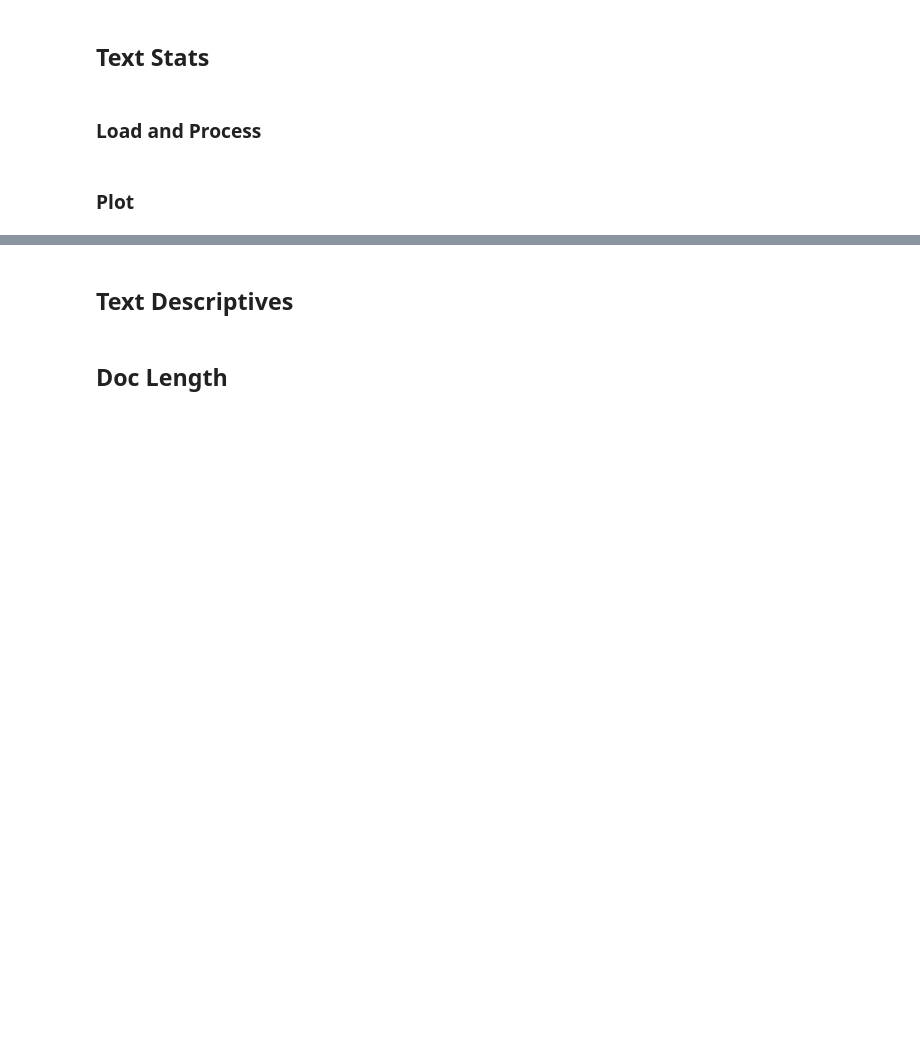
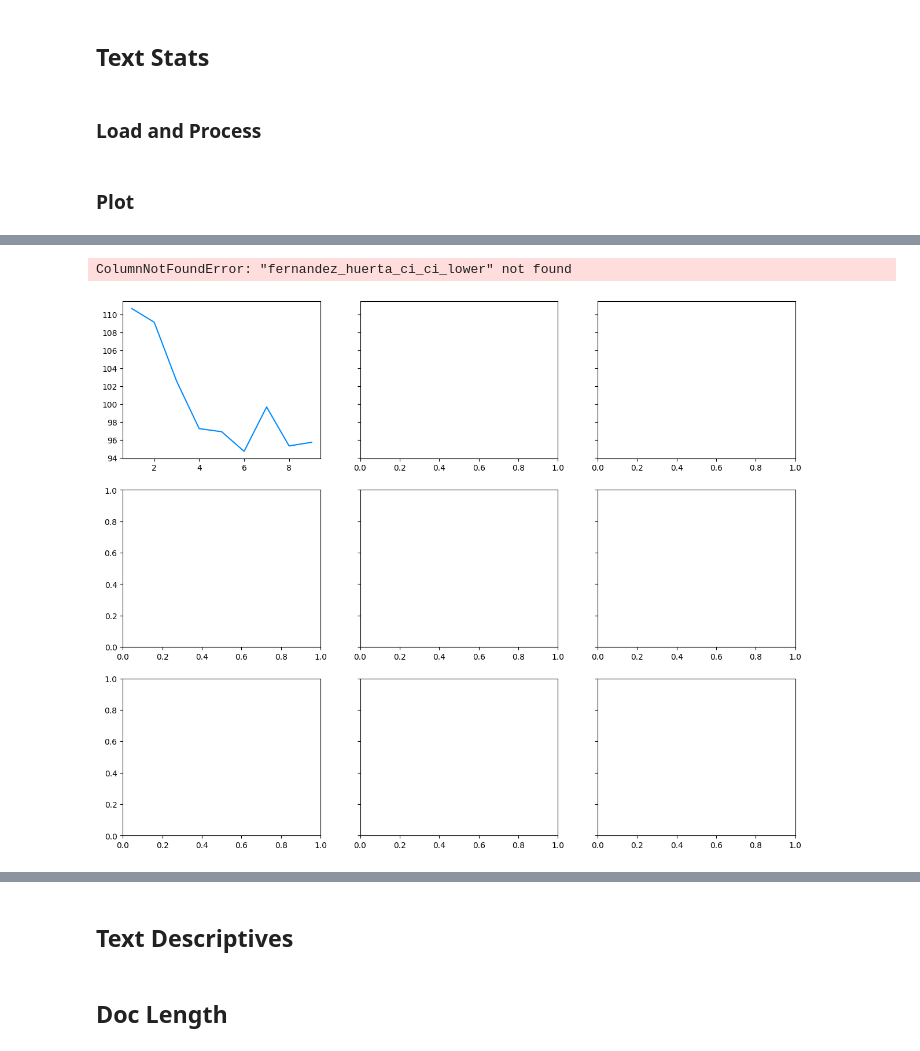
Before and after one commit to INTERACT-LLM/alignment-drift-llms, a Jupyter notebook: src/plot.ipynb, the cells around one changed output, grey strips where cells are left out. Saved outputs shown, nothing was run; the diff lists cells and outputs as text; code cells hidden in the pictures; blank space fills up the shorter version.

```diff
--- a/src/plot.ipynb
+++ b/src/plot.ipynb
@@ -47,0 +101,20 @@ text_stats_df = text_stats_df.with_columns(pl.col("model").replace_strict(model_
+# %%
+colors = ["#008aff", "#ff471a", "#00a661"]
+
+cols = ["fernandez_huerta", "szigriszt_pazos", "gutierrez_polini"]
+vars = [f"{col}_mean" for col in cols]
+ci_vars = [f"{col}_ci" for col in cols]
+
+fig = line_plot_variables(df=agg_df,
+                    x_var="total_message_number",
+                    y_vars=vars,
+                    ci_vars=ci_vars,
+                    group_var="group",
+                    model_var="model",
+                    x_label_text="Total Message Number (tutor LLM only)",
+                    group_colors=colors)
+
+fig.savefig(plots_dir / "curves" / "spanish_readability_high_easy.png", dpi=300)
+# %% [output]
+ColumnNotFoundError: "fernandez_huerta_ci_ci_lower" not found
+[figure, added]
```
Also changed, not shown: parts of 16 cells of this notebook, 10 other files.
